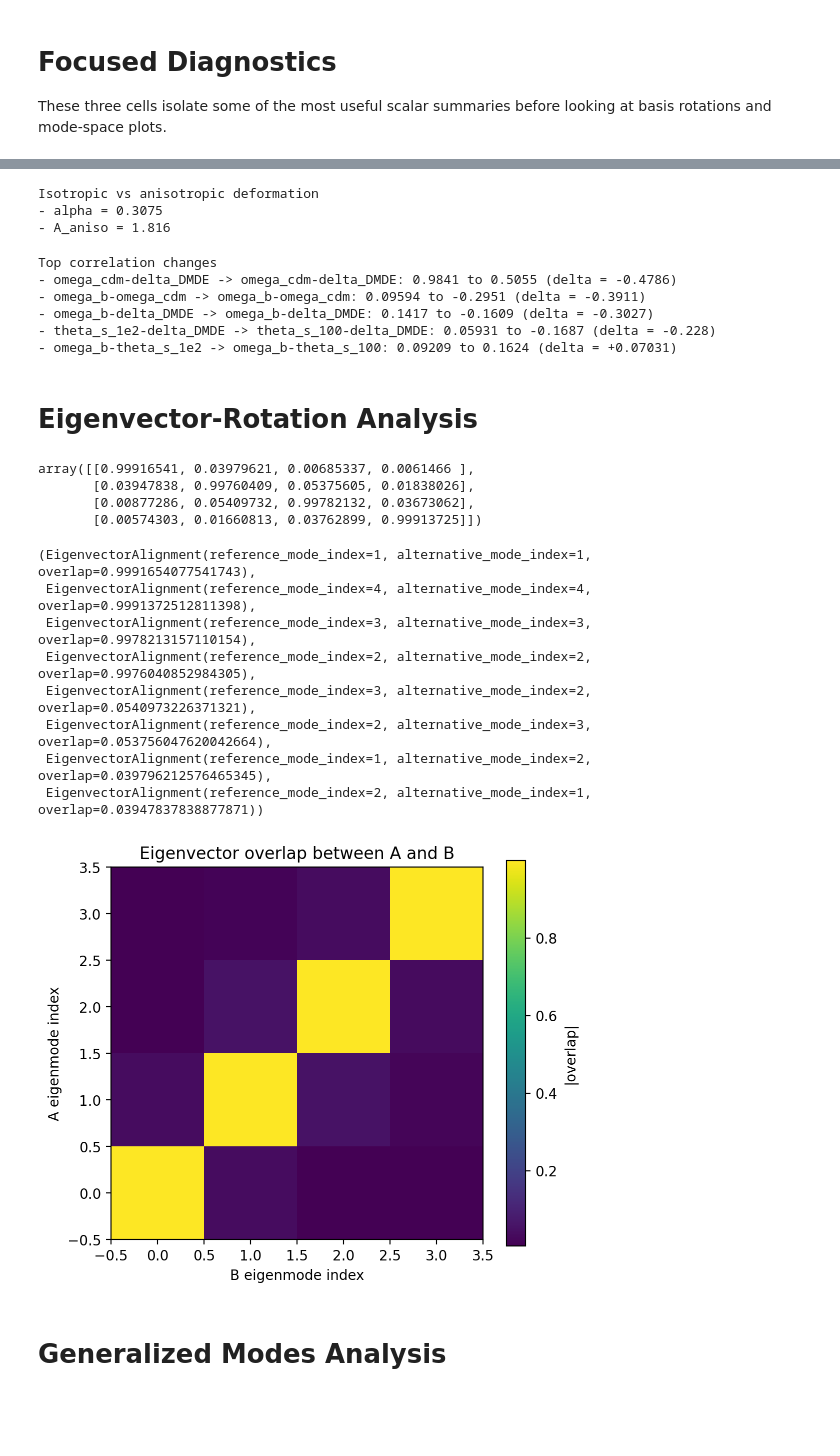
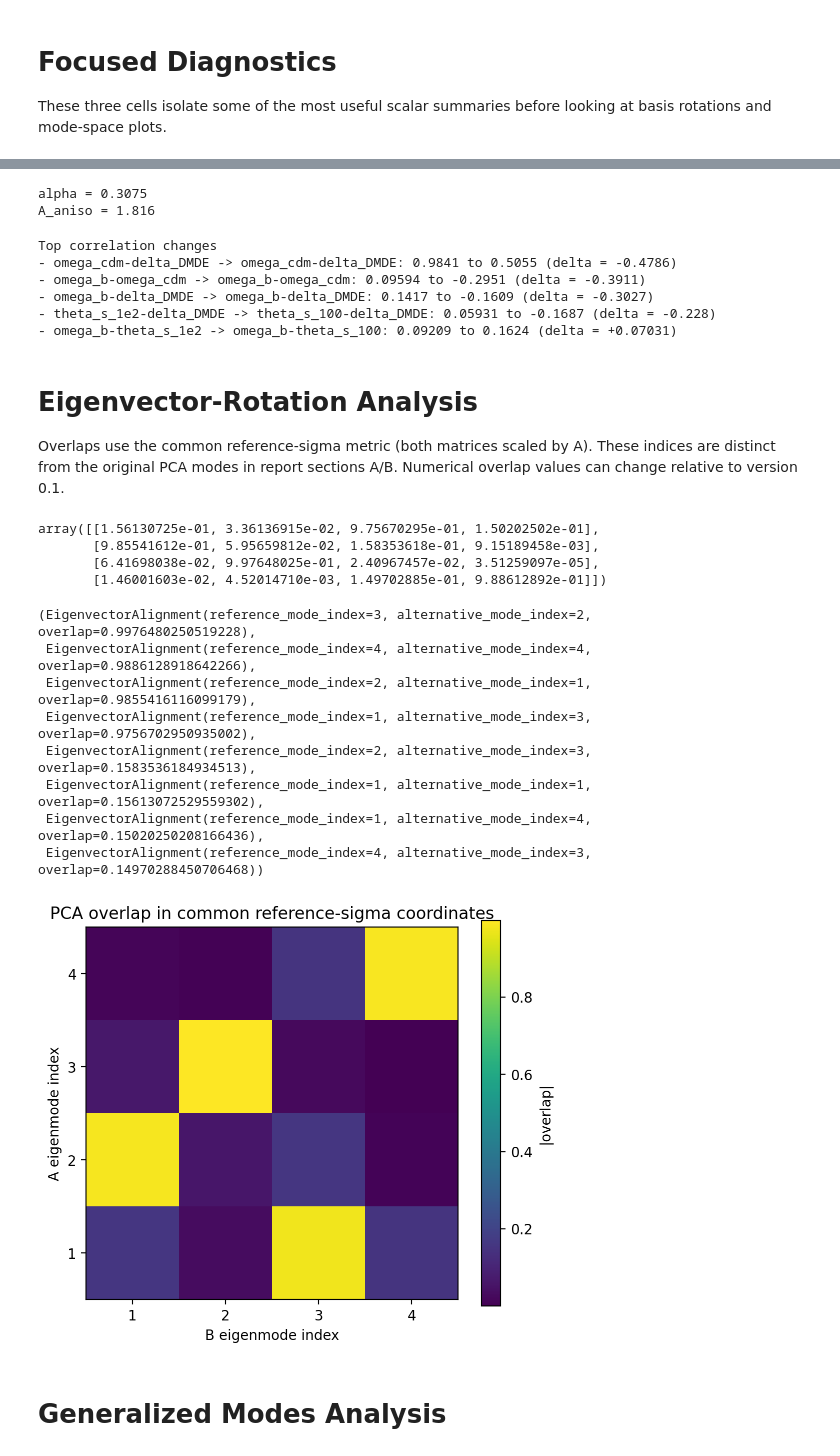
Before and after one commit to williamgiare/postmodes, a Jupyter notebook: notebooks/4_Advanced_Example.ipynb, the cells around one changed output, grey strips where cells are left out. Drawn from its saved outputs; the diff is of its cells as text; code cells hidden in the pictures; blank space fills up the shorter version.

```diff
--- a/notebooks/4_Advanced_Example.ipynb
+++ b/notebooks/4_Advanced_Example.ipynb
@@ -30,8 +30,8 @@ covmat_a = Path("./chains/Full/IDE/IDE_FP_BAO_SN.covmat")
 params_a = ["omega_b", "omega_cdm", "theta_s_1e2", "delta_DMDE"]
 
 #Second chains / covmat = geometric CMB
-chain_root_b = "./chains/Compressed/IDE/IDE_P3x3_dBAO_SN"
-covmat_b = Path("./chains/Compressed/IDE/IDE_P3x3_dBAO_SN.covmat")
+chain_root_b = "./chains/compressed/IDE/IDE_P3x3_dBAO_SN"
+covmat_b = Path("./chains/compressed/IDE/IDE_P3x3_dBAO_SN.covmat")
 params_b = ["omega_b", "omega_cdm", "theta_s_100", "delta_DMDE"]
 # %% [markdown]
 # Let's load and plot the Chains
@@ -67,6 +67,7 @@ results = eigenmodes(
     chain_root_b=chain_root_b,
     params_A=params_a,
     params_B=params_b,
+    check_covariances=True,
 )
 
 # covmat_result
@@ -128,15 +123,9 @@ Shifts only
 # %%
-rho = results.degradation_factors
-alpha = float(np.exp(np.mean(np.log(rho))))
-A_aniso = float(np.sqrt(np.mean((np.log(rho) - np.mean(np.log(rho))) ** 2)))
-
-print("Isotropic vs anisotropic deformation")
-print(f"- alpha = {alpha:.4g}")
-print(f"- A_aniso = {A_aniso:.4g}")
+print(f"alpha = {results.alpha:.4g}")
+print(f"A_aniso = {results.A_aniso:.4g}")
 # %% [output]
-Isotropic vs anisotropic deformation
-- alpha = 0.3075
-- A_aniso = 1.816
+alpha = 0.3075
+A_aniso = 1.816
 # %%
 print("Top correlation changes")
 for change in top_correlation_changes(results, top_n=5):
@@ -156,34 +145,38 @@ Top correlation changes
 - omega_b-theta_s_1e2 -> omega_b-theta_s_100: 0.09209 to 0.1624 (delta = +0.07031)
 # %% [markdown]
 # Eigenvector-Rotation Analysis
+
+Overlaps use the common reference-sigma metric (both matrices scaled by A). These indices are distinct from the original PCA modes in report sections A/B. Numerical overlap values can change relative to version 0.1.
 # %%
 results.eigenvector_overlap
 # %% [output]
-array([[0.99916541, 0.03979621, 0.00685337, 0.0061466 ],
-       [0.03947838, 0.99760409, 0.05375605, 0.01838026],
-       [0.00877286, 0.05409732, 0.99782132, 0.03673062],
-       [0.00574303, 0.01660813, 0.03762899, 0.99913725]])
+array([[1.56130725e-01, 3.36136915e-02, 9.75670295e-01, 1.50202502e-01],
+       [9.85541612e-01, 5.95659812e-02, 1.58353618e-01, 9.15189458e-03],
+       [6.41698038e-02, 9.97648025e-01, 2.40967457e-02, 3.51259097e-05],
+       [1.46001603e-02, 4.52014710e-03, 1.49702885e-01, 9.88612892e-01]])
 # %%
 top_eigenvector_alignments(results, top_n=8)
 # %% [output]
-(EigenvectorAlignment(reference_mode_index=1, alternative_mode_index=1, overlap=0.9991654077541743),
- EigenvectorAlignment(reference_mode_index=4, alternative_mode_index=4, overlap=0.9991372512811398),
- EigenvectorAlignment(reference_mode_index=3, alternative_mode_index=3, overlap=0.9978213157110154),
- EigenvectorAlignment(reference_mode_index=2, alternative_mode_index=2, overlap=0.9976040852984305),
- EigenvectorAlignment(reference_mode_index=3, alternative_mode_index=2, overlap=0.0540973226371321),
- EigenvectorAlignment(reference_mode_index=2, alternative_mode_index=3, overlap=0.053756047620042664),
- EigenvectorAlignment(reference_mode_index=1, alternative_mode_index=2, overlap=0.039796212576465345),
- EigenvectorAlignment(reference_mode_index=2, alternative_mode_index=1, overlap=0.03947837838877871))
+(EigenvectorAlignment(reference_mode_index=3, alternative_mode_index=2, overlap=0.9976480250519228),
+ EigenvectorAlignment(reference_mode_index=4, alternative_mode_index=4, overlap=0.9886128918642266),
+ EigenvectorAlignment(reference_mode_index=2, alternative_mode_index=1, overlap=0.9855416116099179),
+ EigenvectorAlignment(reference_mode_index=1, alternative_mode_index=3, overlap=0.9756702950935002),
+ EigenvectorAlignment(reference_mode_index=2, alternative_mode_index=3, overlap=0.1583536184934513),
+ EigenvectorAlignment(reference_mode_index=1, alternative_mode_index=1, overlap=0.15613072529559302),
+ EigenvectorAlignment(reference_mode_index=1, alternative_mode_index=4, overlap=0.15020250208166436),
+ EigenvectorAlignment(reference_mode_index=4, alternative_mode_index=3, overlap=0.14970288450706468))
 # %%
 plt.figure(figsize=(6, 5))
 plt.imshow(results.eigenvector_overlap, origin="lower", cmap="viridis")
 plt.colorbar(label="|overlap|")
 plt.xlabel("B eigenmode index")
 plt.ylabel("A eigenmode index")
-plt.title("Eigenvector overlap between A and B")
+plt.title("PCA overlap in common reference-sigma coordinates")
+plt.xticks(range(len(params_a)), range(1, len(params_a)+1))
+plt.yticks(range(len(params_a)), range(1, len(params_a)+1))
 plt.show()
 # %% [output]
-[figure, old version]
+[figure, new version]
 # %% [markdown]
 # Generalized Modes Analysis
 # %%
```
Also changed, not shown: parts of 12 cells of this notebook, 29 other files.
